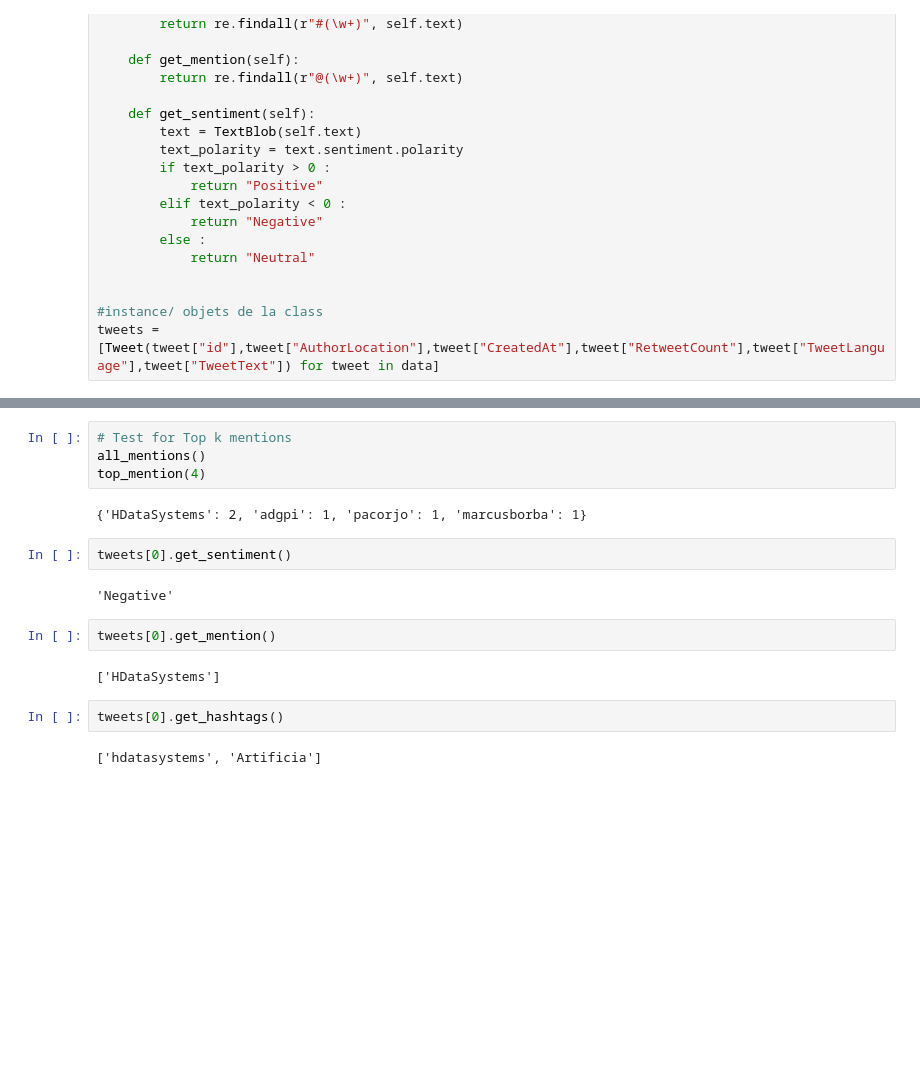
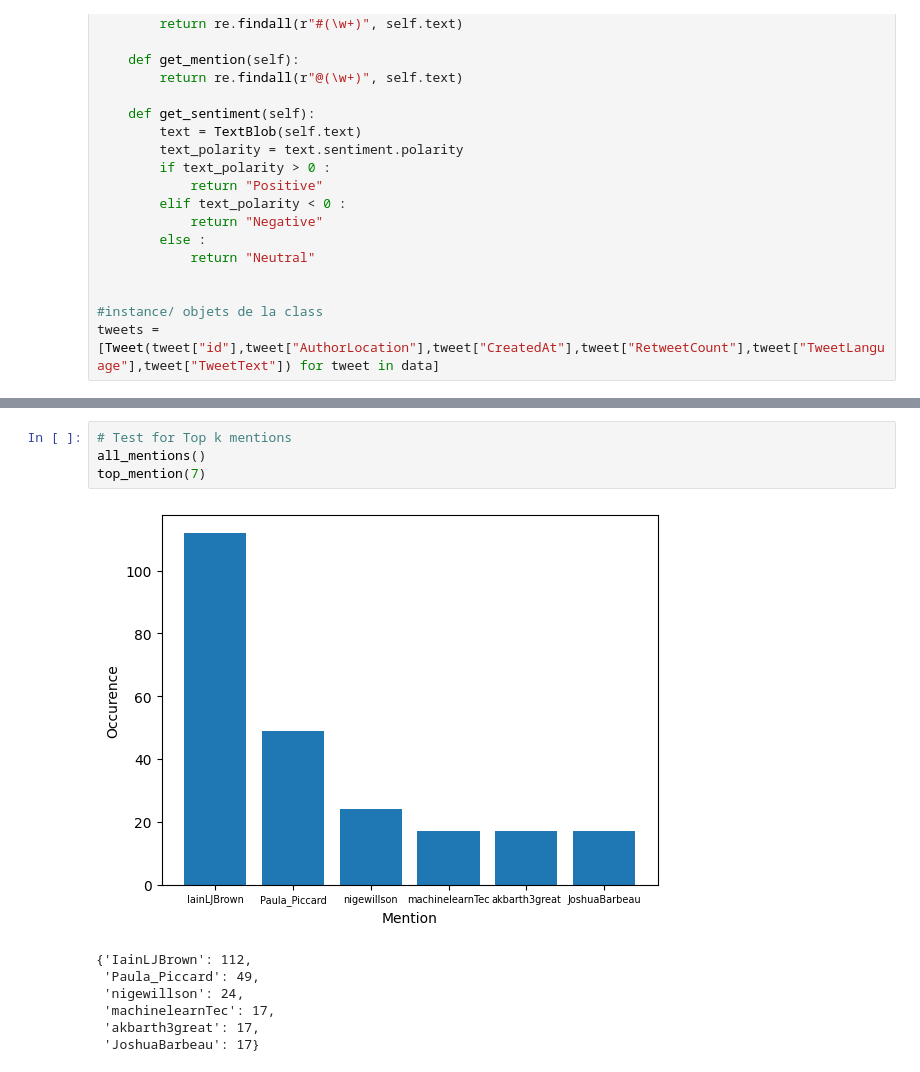
Before and after one commit to uvsq22202060/projet_InPoDa, a Jupyter notebook: test.ipynb, the cells around one changed output, grey strips where cells are left out. Drawn from its saved outputs; the diff is of its cells as text; blank space fills up the shorter version.

```diff
--- a/test.ipynb
+++ b/test.ipynb
@@ -179,18 +208,12 @@ top_users(4)
 # %%
 # Test for Top k mentions
 all_mentions()
-top_mention(4)
+top_mention(7)
 # %% [output]
+[figure, added]
-{'HDataSystems': 2, 'adgpi': 1, 'pacorjo': 1, 'marcusborba': 1}
+{'IainLJBrown': 112,
+ 'Paula_Piccard': 49,
+ 'nigewillson': 24,
+ 'machinelearnTec': 17,
+ 'akbarth3great': 17,
+ 'JoshuaBarbeau': 17}
-# %%
-tweets[0].get_sentiment()
-# %% [output]
-'Negative'
-# %%
-tweets[0].get_mention()
-# %% [output]
-['HDataSystems']
-# %%
-tweets[0].get_hashtags()
-# %% [output]
-['hdatasystems', 'Artificia']
```
Also changed, not shown: parts of 8 cells of this notebook, 1 other file.
